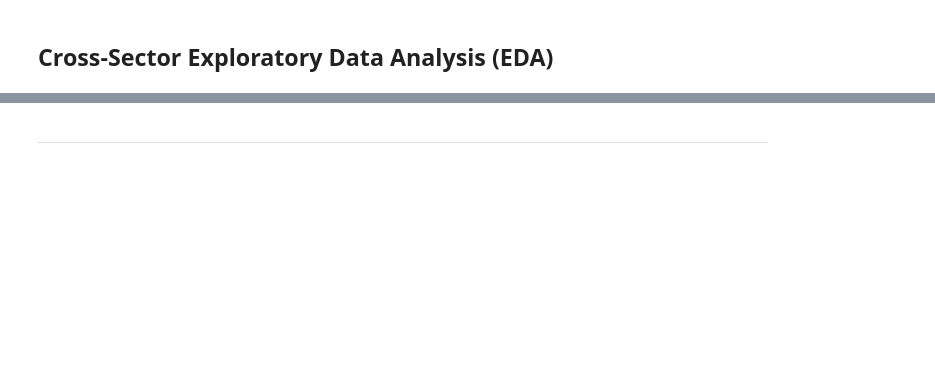
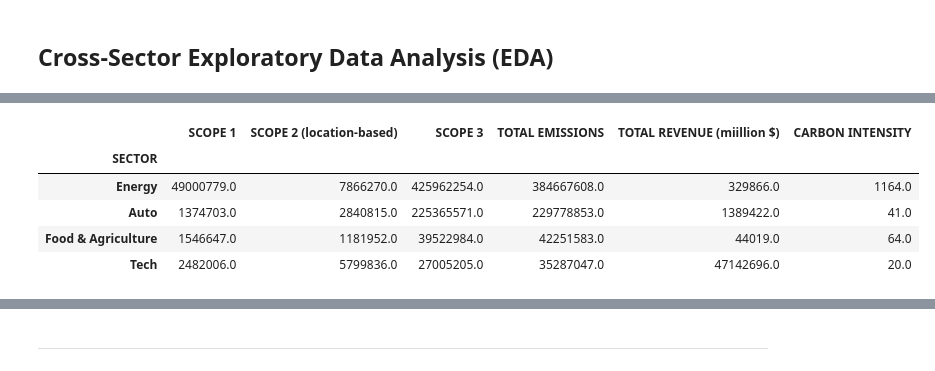
Before and after one commit to zcjanin/decarbonization-2024, a Jupyter notebook: Decarbo_EDA.ipynb, the cells around one changed output, grey strips where cells are left out. Saved outputs shown, nothing was run; the diff lists cells and outputs as text; code cells hidden in the pictures; blank space fills up the shorter version.

```diff
--- a/Decarbo_EDA.ipynb
+++ b/Decarbo_EDA.ipynb
@@ -107,7 +260,17 @@ sectors.head()
 # %%
 # Average scope and revenue values by sector in descending order of average total emissions
 
-sectors.groupby('SECTOR').mean(numeric_only=True).drop(columns=['YEAR']).round(0).sort_values(by='TOTAL EMISSIONS', ascending=False)
+avg_sectors = sectors.groupby('SECTOR').mean(numeric_only=True).drop(columns=['YEAR']).round(0).sort_values(by='TOTAL EMISSIONS', ascending=False)
+# avg_sectors =
+
+avg_sectors
+# %% [output]
+|  | SCOPE 1 | SCOPE 2 (location-based) | SCOPE 3 | TOTAL EMISSIONS | TOTAL REVENUE (miillion $) | CARBON INTENSITY |
+| SECTOR |  |  |  |  |  |  |
+| Energy | 49000779.0 | 7866270.0 | 425962254.0 | 384667608.0 | 329866.0 | 1164.0 |
+| Auto | 1374703.0 | 2840815.0 | 225365571.0 | 229778853.0 | 1389422.0 | 41.0 |
+| Food & Agriculture | 1546647.0 | 1181952.0 | 39522984.0 | 42251583.0 | 44019.0 | 64.0 |
+| Tech | 2482006.0 | 5799836.0 | 27005205.0 | 35287047.0 | 47142696.0 | 20.0 |
 # %%
 rev_summary = sectors_nona.groupby('SECTOR').mean(numeric_only=True).round(0)[['USD REVENUE']].rename(columns={'USD REVENUE' : 'Mean USD Revenue'}).sort_values(by='Mean USD Revenue', ascending=False)
 rev_summary
```
Also changed, not shown: parts of 49 cells of this notebook.
